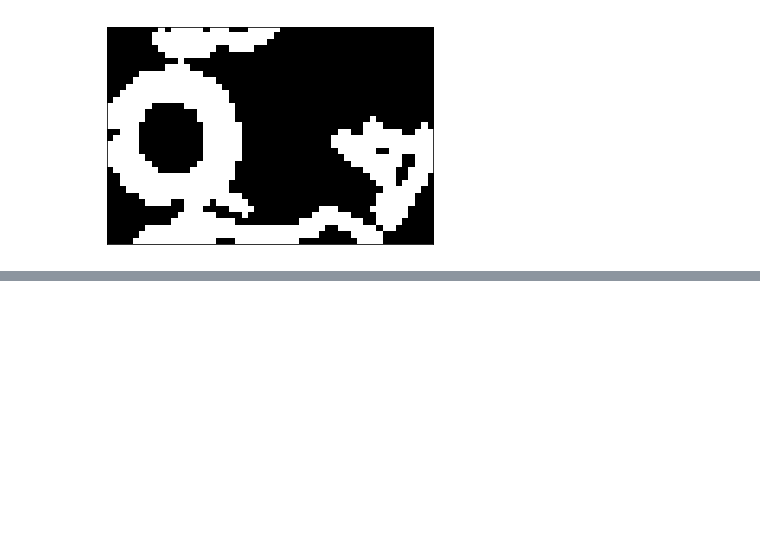
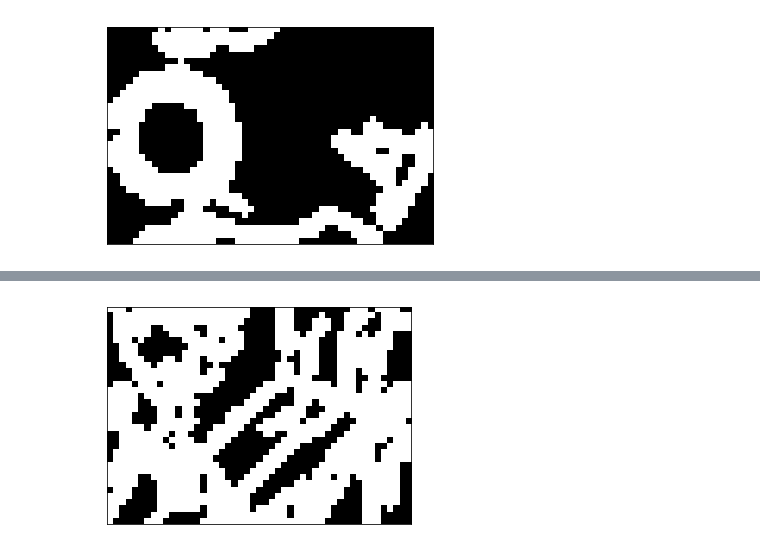
Before and after one commit to seppo0010/ow-recog, a Jupyter notebook: research.ipynb, the cells around one changed output, grey strips where cells are left out. Cells and saved outputs as stored; diff of their text form; code cells hidden in the pictures; blank space fills up the shorter version.

```diff
--- a/research.ipynb
+++ b/research.ipynb
@@ -168,0 +154,12 @@ plt.show()
+# %%
+moira = cv2.imread('screenshots/moira.png')
+edges = cv2.Canny(moira,100,200)
+moiraEdgesDilated = cv2.dilate(edges,kernel,iterations = 1)
+
+
+plt.subplot(111),plt.imshow(moiraEdgesDilated ,cmap = 'gray')
+plt.title(''), plt.xticks([]), plt.yticks([])
+
+plt.show()
+# %% [output]
+[figure, added]
```
Also changed, not shown: parts of 5 cells of this notebook, 1 other file.
